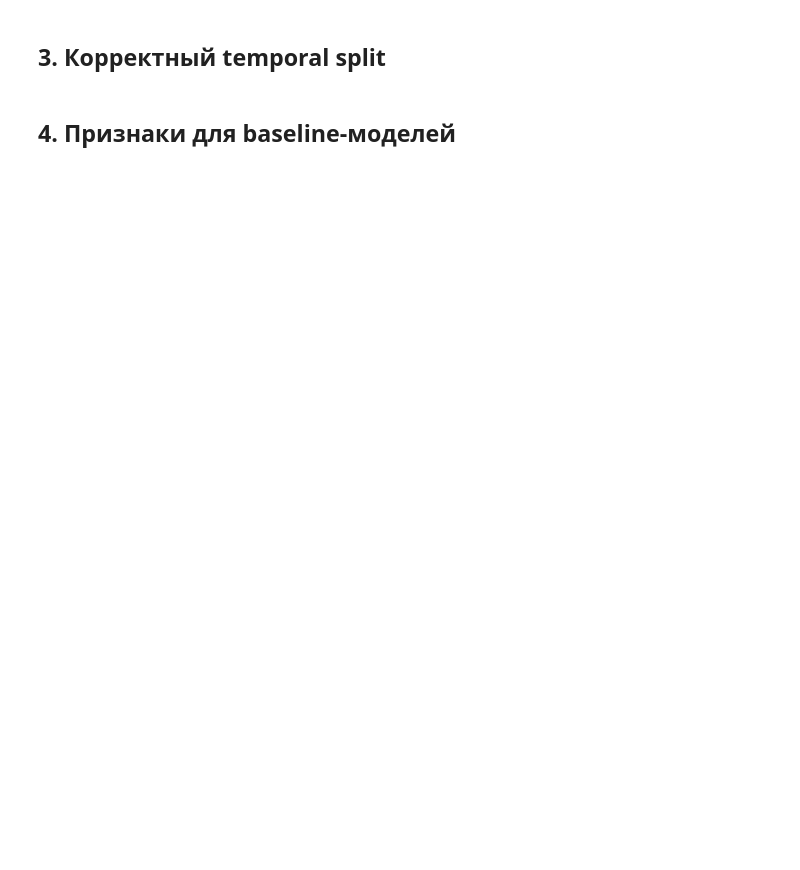
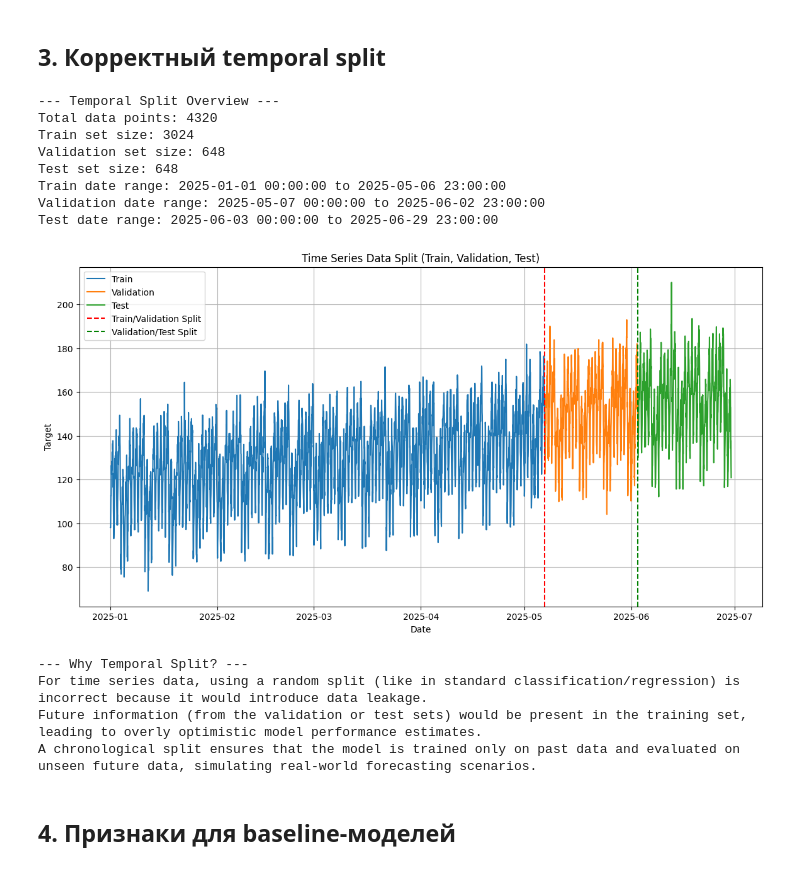
Before and after one commit to Sapar-hub/aie-group-2-sapar, a Jupyter notebook: homeworks/HW12/HW12.ipynb, the cells around one changed output. Saved outputs shown, nothing was run; the diff lists cells and outputs as text; code cells hidden in the pictures; blank space fills up the shorter version.

```diff
--- a/homeworks/HW12/HW12.ipynb
+++ b/homeworks/HW12/HW12.ipynb
@@ -88,7 +110,6 @@ Last 5 rows:")
 # %% [markdown]
 ## 3. Корректный temporal split
 # %%
-
 if not df.empty:
     # Define split ratios
     train_ratio = 0.7
@@ -105,40 +126,52 @@ if not df.empty:
     val_df = df.iloc[train_end:val_end]
     test_df = df.iloc[val_end:]
 
-    print("
---- Temporal Split Overview ---")
+    print("--- Temporal Split Overview ---")
     print(f"Total data points: {total_size}")
     print(f"Train set size: {len(train_df)}")
     print(f"Validation set size: {len(val_df)}")
     print(f"Test set size: {len(test_df)}")
 
     print(f"Train date range: {train_df['date'].min()} to {train_df['date'].max()}")
     print(f"Validation date range: {val_df['date'].min()} to {val_df['date'].max()}")
     print(f"Test date range: {test_df['date'].min()} to {test_df['date'].max()}")
 
     # Visualize the splits
     plt.figure(figsize=(14, 7))
     plt.plot(train_df['date'], train_df['target'], label='Train')
     plt.plot(val_df['date'], val_df['target'], label='Validation')
     plt.plot(test_df['date'], test_df['target'], label='Test')
     plt.axvline(x=train_df['date'].max(), color='r', linestyle='--', label='Train/Validation Split')
     plt.axvline(x=val_df['date'].max(), color='g', linestyle='--', label='Validation/Test Split')
     plt.title('Time Series Data Split (Train, Validation, Test)')
     plt.xlabel('Date')
     plt.ylabel('Target')
     plt.legend()
     plt.grid(True)
     plt.savefig(os.path.join(FIGURES_PATH, 'series_split.png'))
     plt.show()
 
     # Explanation for temporal split
-    print("
---- Why Temporal Split? ---")
+    print("--- Why Temporal Split? ---")
     print("For time series data, using a random split (like in standard classification/regression) is incorrect because it would introduce data leakage.")
     print("Future information (from the validation or test sets) would be present in the training set, leading to overly optimistic model performance estimates.")
     print("A chronological split ensures that the model is trained only on past data and evaluated on unseen future data, simulating real-world forecasting scenarios.")
 else:
     print("Skipping temporal split as DataFrame is empty.")
+# %% [output]
+--- Temporal Split Overview ---
+Total data points: 4320
+Train set size: 3024
+Validation set size: 648
+Test set size: 648
+Train date range: 2025-01-01 00:00:00 to 2025-05-06 23:00:00
+Validation date range: 2025-05-07 00:00:00 to 2025-06-02 23:00:00
+Test date range: 2025-06-03 00:00:00 to 2025-06-29 23:00:00
+[figure, added]
+--- Why Temporal Split? ---
+For time series data, using a random split (like in standard classification/regression) is incorrect because it would introduce data leakage.
+Future information (from the validation or test sets) would be present in the training set, leading to overly optimistic model performance estimates.
+A chronological split ensures that the model is trained only on past data and evaluated on unseen future data, simulating real-world forecasting scenarios.
 # %% [markdown]
 ## 4. Признаки для baseline-моделей
 # %%
```
Also changed, not shown: parts of 6 cells of this notebook, 9 other files.
